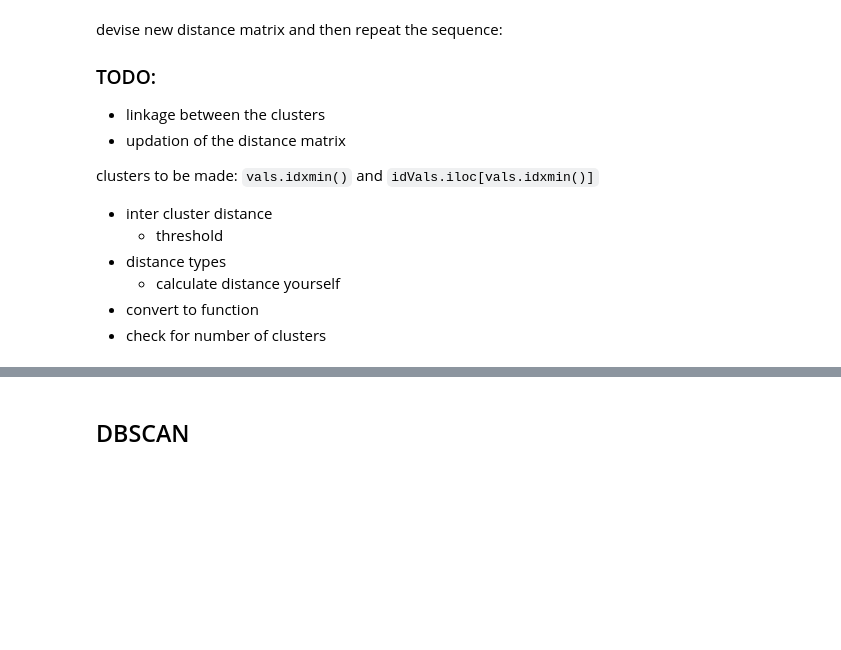
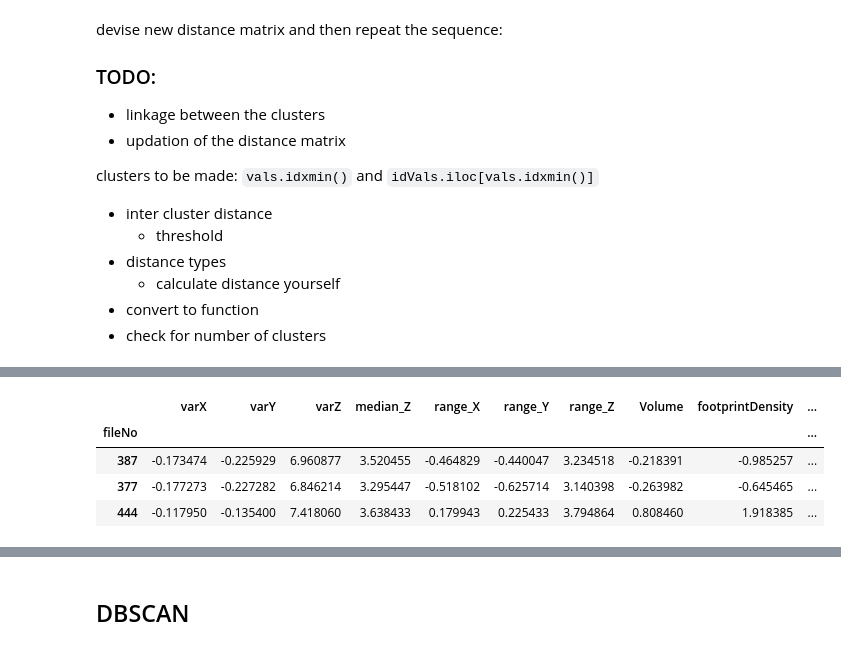
Before and after one commit to pratyush1611/GEO5017_Assignments, a Jupyter notebook: asg01.ipynb, the cells around one changed output, grey strips where cells are left out. Cells and saved outputs as stored; diff of their text form; code cells hidden in the pictures; blank space fills up the shorter version.

```diff
--- a/asg01.ipynb
+++ b/asg01.ipynb
@@ -295,0 +335,8 @@ HeirarchicalClusters = [standardFeatureDF.loc[i] for i in [cluster1Indices,clust
+# %%
+HeirarchicalClusters[2]
+# %% [output]
+|  | varX | varY | varZ | median_Z | range_X | range_Y | range_Z | Volume | footprintDensity | ... |
+| fileNo |  |  |  |  |  |  |  |  |  | ... |
+| 387 | -0.173474 | -0.225929 | 6.960877 | 3.520455 | -0.464829 | -0.440047 | 3.234518 | -0.218391 | -0.985257 | ... |
+| 377 | -0.177273 | -0.227282 | 6.846214 | 3.295447 | -0.518102 | -0.625714 | 3.140398 | -0.263982 | -0.645465 | ... |
+| 444 | -0.117950 | -0.135400 | 7.418060 | 3.638433 | 0.179943 | 0.225433 | 3.794864 | 0.808460 | 1.918385 | ... |
```
Also changed, not shown: parts of 5 cells of this notebook.
